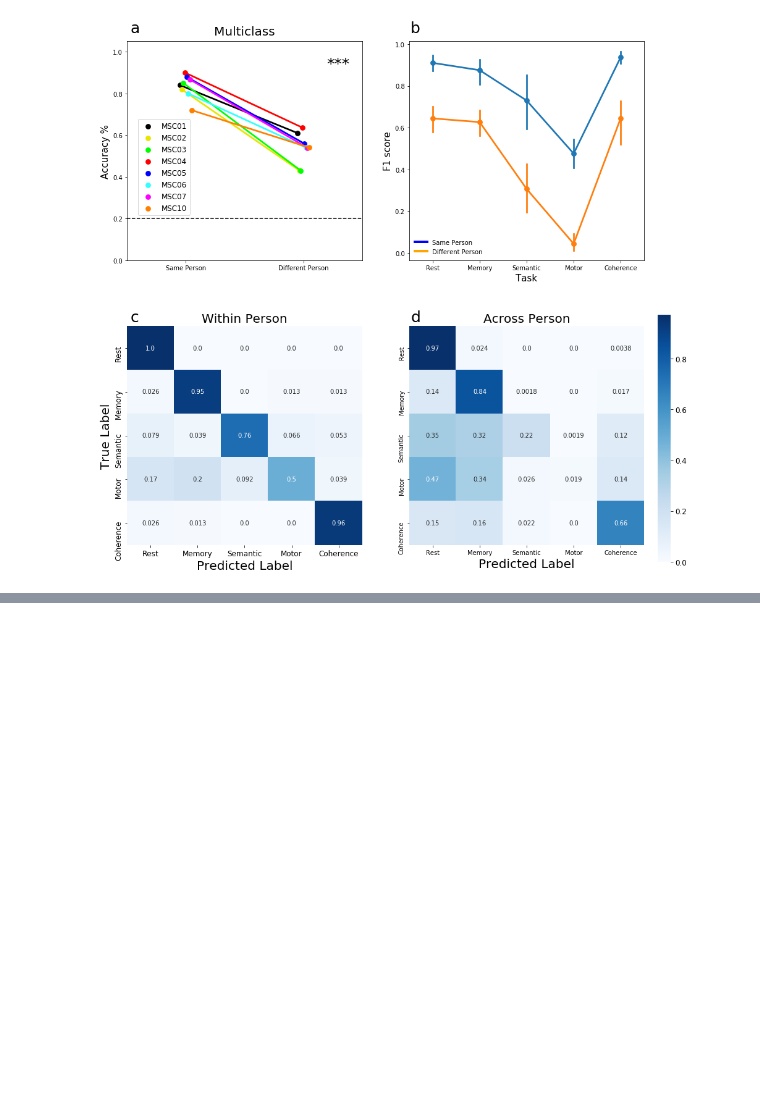
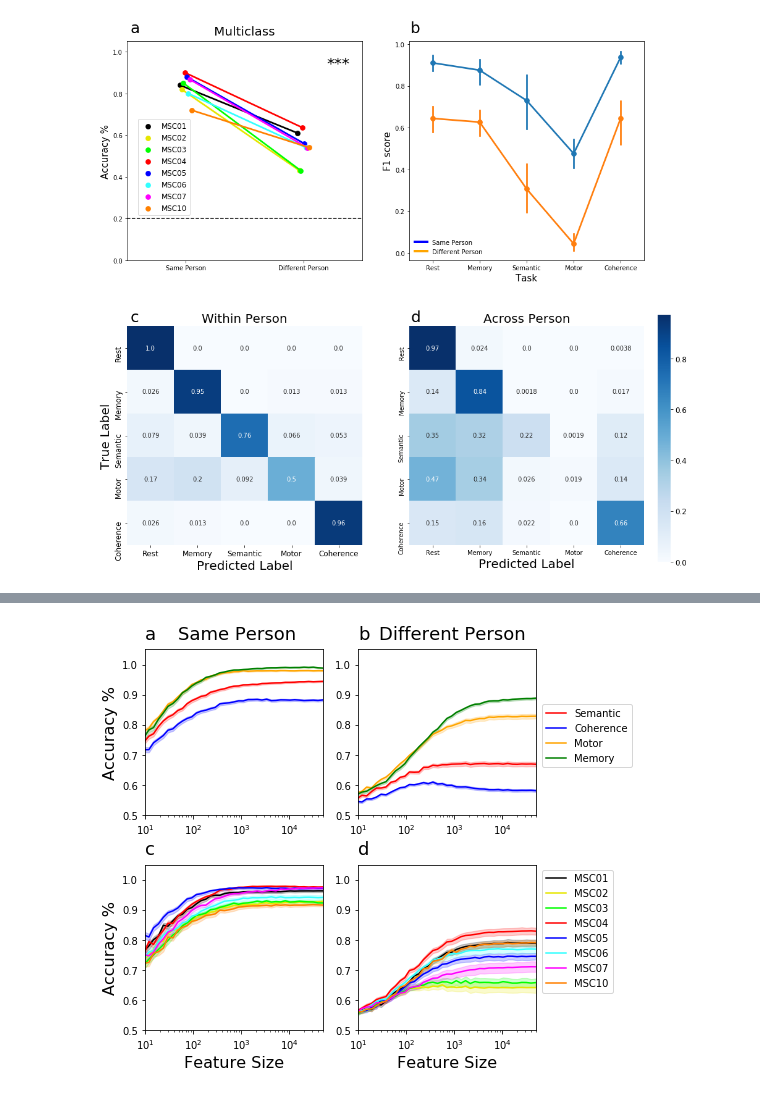
Before and after one commit to GrattonLab/MSC_Alexis, a Jupyter notebook: analysis/code/mL_rsfMRI/Figures/FinalFigures.ipynb, the cells around one changed output, grey strips where cells are left out. Saved outputs shown, nothing was run; the diff lists cells and outputs as text; code cells hidden in the pictures; blank space fills up the shorter version.

```diff
--- a/analysis/code/mL_rsfMRI/Figures/FinalFigures.ipynb
+++ b/analysis/code/mL_rsfMRI/Figures/FinalFigures.ipynb
@@ -1862 +1843,90 @@ plt.savefig(thisDir+'output/FigsFinal/groupwise_mL_compPlot.png', bbox_inches='t
 [figure]
+# %%
+"""
+percentiles_CV_task=rand_DS.groupby(['feature','task']).agg({'same_sub': [p5, p95]})
+percentiles_CV_task.columns = percentiles_CV_task.columns.droplevel()
+percentiles_CV_task.reset_index(inplace=True)
+
+
+percentiles_DS_task=rand_DS.groupby(['feature','task']).agg({'diff_sub': [p5, p95]})
+percentiles_DS_task.columns = percentiles_DS_task.columns.droplevel()
+percentiles_DS_task.reset_index(inplace=True)
+
+
+percentiles_CV_sub=rand_DS.groupby(['feature','train']).agg({'same_sub': [p5, p95]})
+percentiles_CV_sub.columns = percentiles_CV_sub.columns.droplevel()
+percentiles_CV_sub.reset_index(inplace=True)
+
+
+
+percentiles_DS_sub=rand_DS.groupby(['feature','train']).agg({'diff_sub': [p5, p95]})
+percentiles_DS_sub.columns = percentiles_DS_sub.columns.droplevel()
+percentiles_DS_sub.reset_index(inplace=True)
+"""
+
+
+fig=plt.figure(figsize=(7,7), constrained_layout=True)
+plt.rcParams['figure.constrained_layout.use'] = True
+#Add grid space for subplots 2 rows by 2 columns
+gs = gridspec.GridSpec(nrows=2, ncols=2, wspace=.2, hspace=.3)
+fig.text(.19, .9, 'Same Person',fontsize=18)
+fig.text(.59, .9, 'Different Person',fontsize=18)
+#CV
+ax1=fig.add_subplot(gs[0,0])
+ax = sns.lineplot(x="feature", y='same_sub',hue='task',data=rand_DS, ax=ax1,palette=['red','blue','orange','green'],)
+#ax.fill_between(percentiles_CV_task[percentiles_CV_task['task']=='mem'].feature,percentiles_CV['p5'],percentiles_CV['p95'],alpha=.2,color='b')
+ax.set(xscale="log")
+
+#CV_z.rename(columns={'network':'Network'},inplace=True)
+#g=sns.scatterplot(x='feature', y='acc', hue='Network', data=CV_z, ax=ax1, color='r',s=100,palette=["unassign","default", "visual",'fp','dan','van','salience','co','sm','sm-lat', 'auditory','pmn','pon'])
+ax.set_title('a',loc='left',fontsize=18, pad=10)
+ax.set_ylabel("Accuracy %", fontsize=16)
+ax.set_xlabel('')
+ax.set(ylim=(.5, 1.05),xlim=(10,50000))
+#ax.tick_params(labelsize=25,pad=15)
+#plt.legend(markerscale=1, bbox_to_anchor=(3, .75),fontsize=15)
+#handles, labels = ax.get_legend_handles_labels()
+#ax.legend(handles=handles[1:], labels=labels[1:])
+ax.legend_.remove()
+
+#DS
+ax2=fig.add_subplot(gs[0,1])
+ax = sns.lineplot(x="feature", y='diff_sub',hue='task',data=rand_DS, ax=ax2,palette=['red','blue','orange','green'],)
+#ax.fill_between(percentiles_DS['round'],percentiles_DS['p5'],percentiles_DS['p95'],alpha=.2)
+ax.set(xscale="log")
+#g=sns.scatterplot(x='feature', y='acc', hue='network', data=DS_z, ax=ax2, color='r',legend=False,s=100,palette=["unassign","default", "visual",'fp','dan','van','salience','co','sm','sm-lat', 'auditory','pmn','pon'])
+ax.set_title('b',loc='left',fontsize=18, pad=10)
+ax.set_ylabel(" ")
+plt.xlabel('')
+ax.set(ylim=(.5, 1.05),xlim=(10,50000))
+#ax.tick_params(labelsize=25,pad=15)
+ax.legend(custom_lines, ['Motor', 'Memory', 'Semantic','Coherence'],fontsize='medium',bbox_to_anchor=(1.01, .7),labels=['Semantic','Coherence','Motor','Memory'])
+
+
+
+#CV
+ax1=fig.add_subplot(gs[1,0])
+ax = sns.lineplot(x="feature", y='same_sub',hue='train',data=rand_DS, ax=ax1, color='r', palette=['1','2','3','4','5','6','7','10'])
+ax.set(xscale="log")
+ax.set_title('c',loc='left',fontsize=18, pad=10)
+ax.set_ylabel("Accuracy %", fontsize=16)
+plt.xlabel('Feature Size',fontsize=16)
+ax.set(ylim=(.5, 1.05),xlim=(10,50000))
+#plt.legend(markerscale=1, bbox_to_anchor=(2.5, .8),fontsize=15)
+#handles, labels = ax.get_legend_handles_labels()
+#ax.legend(handles=handles[1:], labels=labels['Semantic','Coherence','Motor','Memory'])
+ax.legend_.remove()
+
+#DS
+ax2=fig.add_subplot(gs[1,1])
+ax = sns.lineplot(x="feature", y='diff_sub',hue='train',data=rand_DS, ax=ax2, color='r', palette=['1','2','3','4','5','6','7','10'])
+ax.set(xscale="log")
+ax.set_title('d',loc='left',fontsize=18, pad=10)
+ax.set_ylabel(" ", fontsize=16)
+plt.xlabel('Feature Size',fontsize=16)
+ax.set(ylim=(.5, 1.05),xlim=(10,50000))
+ax.legend(fontsize='medium',bbox_to_anchor=(1.01, 1),labels=['MSC01','MSC02','MSC03','MSC04','MSC05','MSC06','MSC07','MSC10'])
+
+plt.savefig(thisDir+'output/FigsFinal/suppl_featuresub_Plot.png', bbox_inches='tight')
+# %% [output]
+[figure, added]
```
Also changed, not shown: parts of 5 cells of this notebook, 9 other files.
